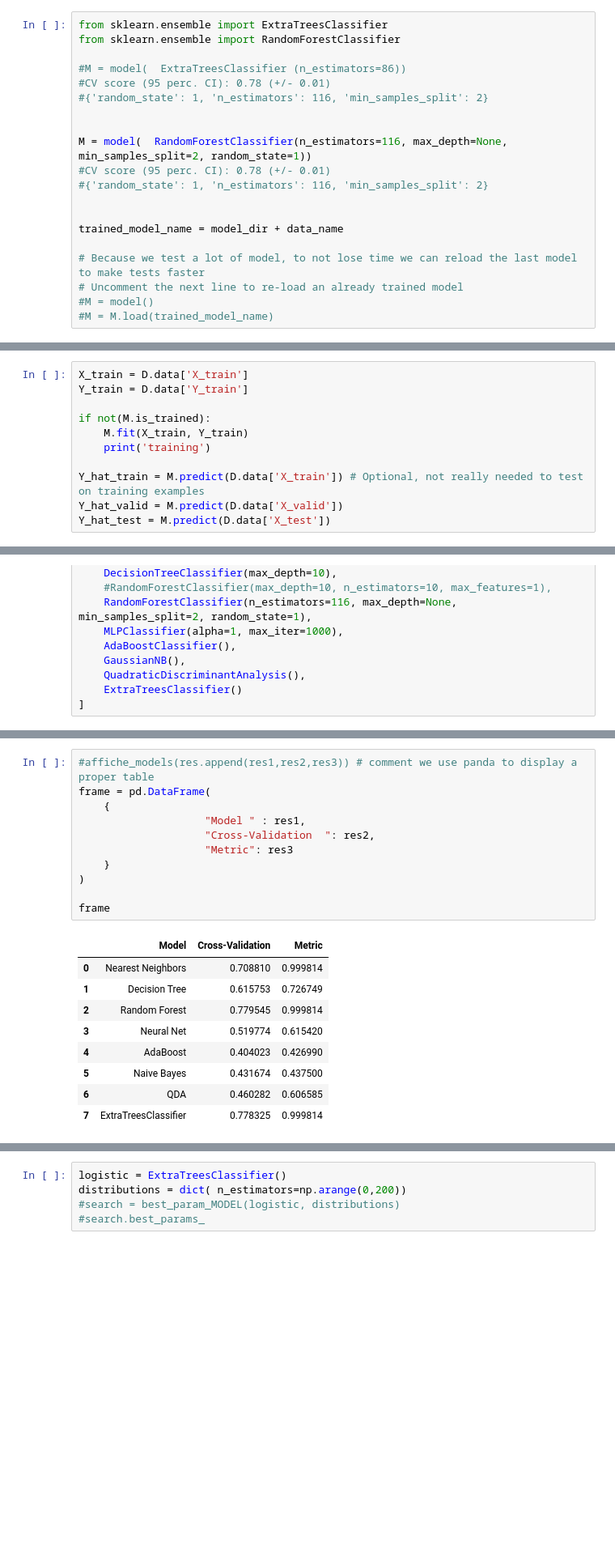
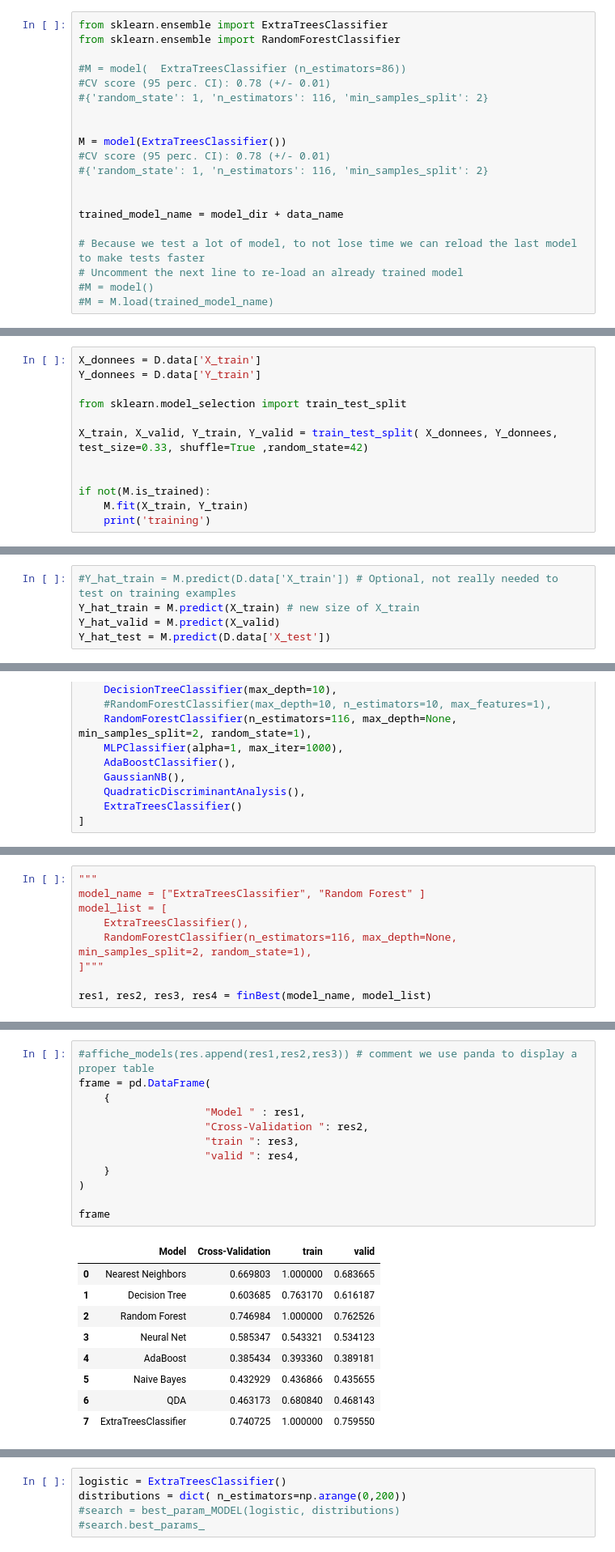
Before and after one commit to adblackx/PLANKTON, a Jupyter notebook: starting_kit/README_MODEL.ipynb, the cells around one changed output, grey strips where cells are left out. Shown at 81% size. Cells and saved outputs as stored; diff of their text form; blank space fills up the shorter version.

```diff
--- a/starting_kit/README_MODEL.ipynb
+++ b/starting_kit/README_MODEL.ipynb
@@ -225,7 +193,7 @@ from sklearn.ensemble import RandomForestClassifier
 #{'random_state': 1, 'n_estimators': 116, 'min_samples_split': 2}
 
 
-M = model(  RandomForestClassifier(n_estimators=116, max_depth=None, min_samples_split=2, random_state=1))
+M = model(ExtraTreesClassifier())
 #CV score (95 perc. CI): 0.78 (+/- 0.01)
 #{'random_state': 1, 'n_estimators': 116, 'min_samples_split': 2}
 
@@ -240,3 +208,15 @@ trained_model_name = model_dir + data_name
 <div style="background:#FFFFAA">
     Train the model (unless you reloaded a trained model) and make predictions.
 </div>
+# %%
+X_donnees = D.data['X_train']
+Y_donnees = D.data['Y_train']
+
+from sklearn.model_selection import train_test_split
+
+X_train, X_valid, Y_train, Y_valid = train_test_split( X_donnees, Y_donnees, test_size=0.33, shuffle=True ,random_state=42)
+
+
+if not(M.is_trained):
+    M.fit(X_train, Y_train)
+    print('training')
@@ -243,12 +227,6 @@ trained_model_name = model_dir + data_name
 # %%
-X_train = D.data['X_train']
-Y_train = D.data['Y_train']
-
-if not(M.is_trained):
-    M.fit(X_train, Y_train)
-    print('training')
-
-Y_hat_train = M.predict(D.data['X_train']) # Optional, not really needed to test on training examples
-Y_hat_valid = M.predict(D.data['X_valid'])
+#Y_hat_train = M.predict(D.data['X_train']) # Optional, not really needed to test on training examples
+Y_hat_train = M.predict(X_train) # new size of X_train
+Y_hat_valid = M.predict(X_valid)
 Y_hat_test = M.predict(D.data['X_test'])
 # %% [output]
@@ -552,0 +483,9 @@ FIT: dim(y)= [8602, 1]
+# %%
+"""
+model_name = ["ExtraTreesClassifier", "Random Forest" ]
+model_list = [
+    ExtraTreesClassifier(),
+    RandomForestClassifier(n_estimators=116, max_depth=None, min_samples_split=2, random_state=1),
+]"""
+
+res1, res2, res3, res4 = finBest(model_name, model_list)
@@ -553,21 +565,22 @@ FIT: dim(y)= [8602, 1]
 # %%
 #affiche_models(res.append(res1,res2,res3)) # comment we use panda to display a proper table
 frame = pd.DataFrame(
     {
                     "Model " : res1,
-                    "Cross-Validation  ": res2,
-                    "Metric": res3
+                    "Cross-Validation ": res2,
+                    "train ": res3,
+                    "valid ": res4,
     }
 )
 
 frame
 # %% [output]
-|  | Model | Cross-Validation | Metric |
-| 0 | Nearest Neighbors | 0.708810 | 0.999814 |
-| 1 | Decision Tree | 0.615753 | 0.726749 |
-| 2 | Random Forest | 0.779545 | 0.999814 |
-| 3 | Neural Net | 0.519774 | 0.615420 |
-| 4 | AdaBoost | 0.404023 | 0.426990 |
-| 5 | Naive Bayes | 0.431674 | 0.437500 |
-| 6 | QDA | 0.460282 | 0.606585 |
-| 7 | ExtraTreesClassifier | 0.778325 | 0.999814 |
+|  | Model | Cross-Validation | train | valid |
+| 0 | Nearest Neighbors | 0.669803 | 1.000000 | 0.683665 |
+| 1 | Decision Tree | 0.603685 | 0.763170 | 0.616187 |
+| 2 | Random Forest | 0.746984 | 1.000000 | 0.762526 |
+| 3 | Neural Net | 0.585347 | 0.543321 | 0.534123 |
+| 4 | AdaBoost | 0.385434 | 0.393360 | 0.389181 |
+| 5 | Naive Bayes | 0.432929 | 0.436866 | 0.435655 |
+| 6 | QDA | 0.463173 | 0.680840 | 0.468143 |
+| 7 | ExtraTreesClassifier | 0.740725 | 1.000000 | 0.759550 |
```
Also changed, not shown: parts of 34 cells of this notebook.
